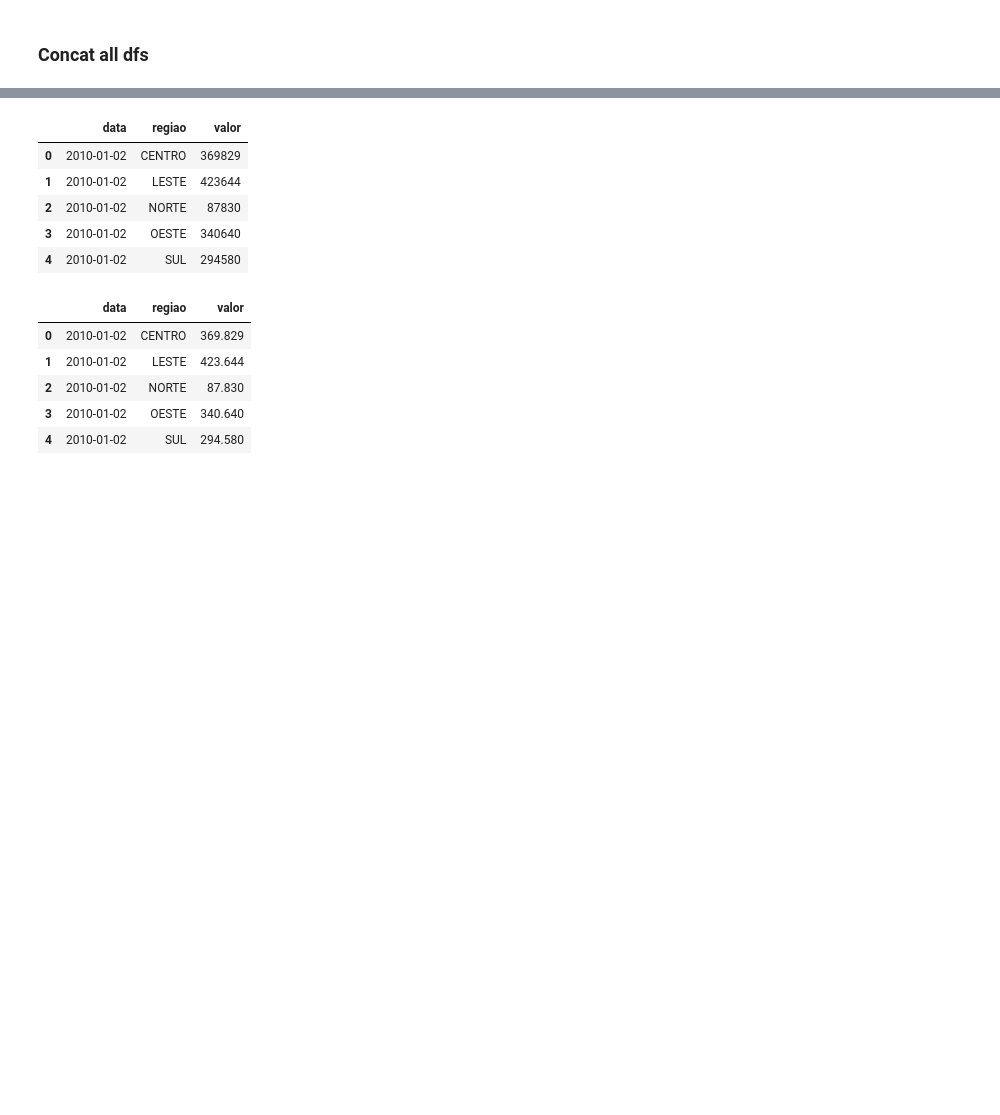
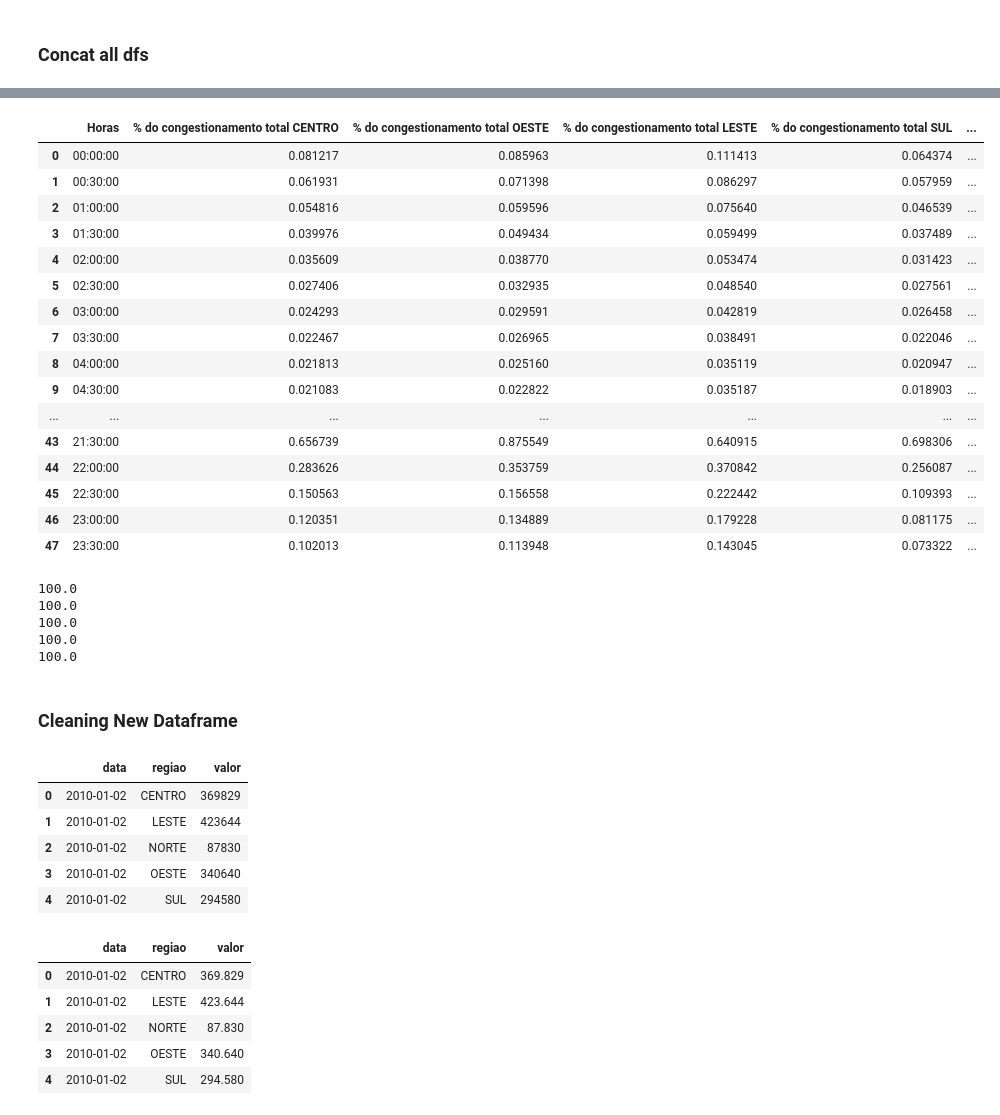
Before and after one commit to gutessitore/WeatherPrediction, a Jupyter notebook: Traffic_pred.ipynb, the cells around one changed output, grey strips where cells are left out. Saved outputs shown, nothing was run; the diff lists cells and outputs as text; code cells hidden in the pictures; blank space fills up the shorter version.

Commit message:
Add Analysis of Hours of Congestion and Fix code

```diff
--- a/Traffic_pred.ipynb
+++ b/Traffic_pred.ipynb
@@ -186,6 +137,3 @@ df_2107.head()
 | 2 | 02/01/2017 07:00 | Nove de Julho, Av | Centro/Bairro | NaN | De BARATA RIBEIRO até BANDEIRA | 1370 | CENTRO |
 | 3 | 02/01/2017 07:00 | Cidade Jardim / Europa / Colômbia | Bairro/Centro | NaN | De MARIO FERRAZ até CIDADE JARDIM... | 596 | OESTE |
 | 4 | 02/01/2017 07:30 | Nove de Julho, Av | Centro/Bairro | NaN | De BARATA RIBEIRO até BANDEIRA | 1370 | CENTRO |
-# %%
-df_2017 = delete_columns(df_2017, ['corredor', 'sentido', 'pista', 'trecho'])
-df_2017.head()
@@ -225,5 +166,3 @@ df_2018_2022.head()
 | 2 | 2/1/18 11:00 | Vinte Três/R Berta/M Guimarães | Santana/Aeroporto | NaN | De JACEGUAI até BANDEIRA | 832 | CENTRO |
 | 3 | 2/1/18 12:00 | Marginal Tietê | A.Senna/Castelo Branco | E | De BANDEIRAS até 690 m depois de ... | 2110 | LESTE |
 | 4 | 2/1/18 12:30 | Marginal Tietê | A.Senna/Castelo Branco | E | De BANDEIRAS até 690 m depois de ... | 2110 | LESTE |
-# %%
-df_2018_2022 = delete_columns(df_2018_2022, ['corredor', 'sentido', 'pista', 'trecho'])
@@ -240,4 +170,5 @@ df_2018_2022.head()
 ### Concat all dfs
 # %%
 df_list_all = [df_2010_2011, df_2012_2013, df_2014, df_2015_2016, df_2017, df_2018_2022]
-df = concat_dfs(df_list_all)
+df_concat = concat_dfs(df_list_all)
+len(df_concat)
@@ -252,0 +188,4 @@ df.head()
+# %%
+df_concat['Horas'] = pd.to_datetime(df_concat['data']).dt.time
+df_horarios = df_concat.groupby(['Horas', 'regiao']).sum().reset_index()
+df_horarios
@@ -252,0 +213,42 @@ df.head()
+# %%
+#Criando uma tabela da distribuição de transito em porcentagem por zona de SP
+df_porcentagem_do_total = pd.DataFrame()
+for região in df_concat['regiao'].unique():
+    regiões = df_concat[df_concat['regiao']== região]
+    df_horas = regiões.groupby('Horas').sum().reset_index()
+    df_horas[f'% do congestionamento total {região}'] = df_horas['valor']/df_horas['valor'].sum() *100
+    df_porcentagem_do_total[f'% do congestionamento total {região}'] = df_horas[f'% do congestionamento total {região}']
+
+df_porcentagem_do_total['Horas'] = df_horas['Horas']
+df_porcentagem_do_total = df_porcentagem_do_total[['Horas', '% do congestionamento total CENTRO', '% do congestionamento total OESTE', '% do congestionamento total LESTE','% do congestionamento total SUL','% do congestionamento total NORTE']]
+df_porcentagem_do_total
+# %% [output]
+|  | Horas | % do congestionamento total CENTRO | % do congestionamento total OESTE | % do congestionamento total LESTE | % do congestionamento total SUL | ... |
+| 0 | 00:00:00 | 0.081217 | 0.085963 | 0.111413 | 0.064374 | ... |
+| 1 | 00:30:00 | 0.061931 | 0.071398 | 0.086297 | 0.057959 | ... |
+| 2 | 01:00:00 | 0.054816 | 0.059596 | 0.075640 | 0.046539 | ... |
+| 3 | 01:30:00 | 0.039976 | 0.049434 | 0.059499 | 0.037489 | ... |
+| 4 | 02:00:00 | 0.035609 | 0.038770 | 0.053474 | 0.031423 | ... |
+| 5 | 02:30:00 | 0.027406 | 0.032935 | 0.048540 | 0.027561 | ... |
+| 6 | 03:00:00 | 0.024293 | 0.029591 | 0.042819 | 0.026458 | ... |
+| 7 | 03:30:00 | 0.022467 | 0.026965 | 0.038491 | 0.022046 | ... |
+| 8 | 04:00:00 | 0.021813 | 0.025160 | 0.035119 | 0.020947 | ... |
+| 9 | 04:30:00 | 0.021083 | 0.022822 | 0.035187 | 0.018903 | ... |
+| ... | ... | ... | ... | ... | ... | ... |
+| 43 | 21:30:00 | 0.656739 | 0.875549 | 0.640915 | 0.698306 | ... |
+| 44 | 22:00:00 | 0.283626 | 0.353759 | 0.370842 | 0.256087 | ... |
+| 45 | 22:30:00 | 0.150563 | 0.156558 | 0.222442 | 0.109393 | ... |
+| 46 | 23:00:00 | 0.120351 | 0.134889 | 0.179228 | 0.081175 | ... |
+| 47 | 23:30:00 | 0.102013 | 0.113948 | 0.143045 | 0.073322 | ... |
+# %%
+#testanto se a soma da 100%
+for região in df['regiao'].unique():
+    print(df_porcentagem_do_total[f'% do congestionamento total {região}'].sum())
+# %% [output]
+100.0
+100.0
+100.0
+100.0
+100.0
+# %% [markdown]
+### Cleaning New Dataframe
```
Also changed, not shown: parts of 20 cells of this notebook.
